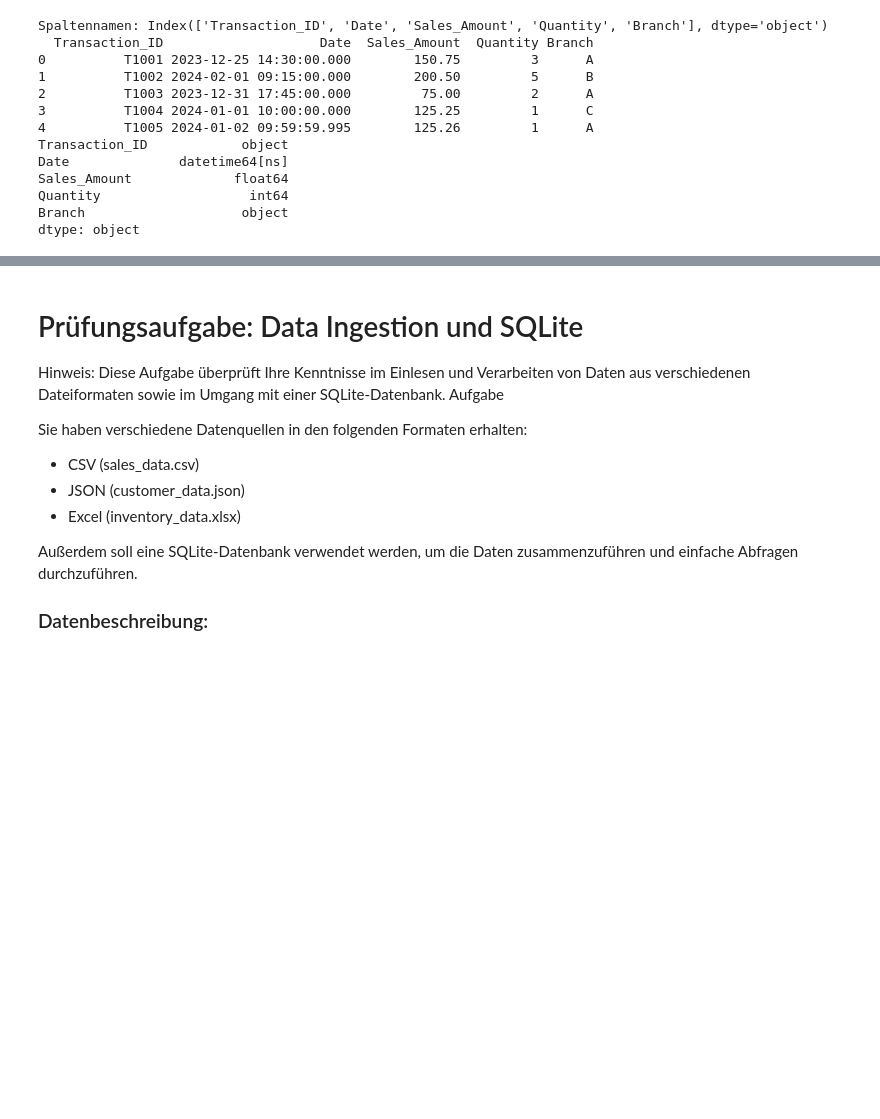
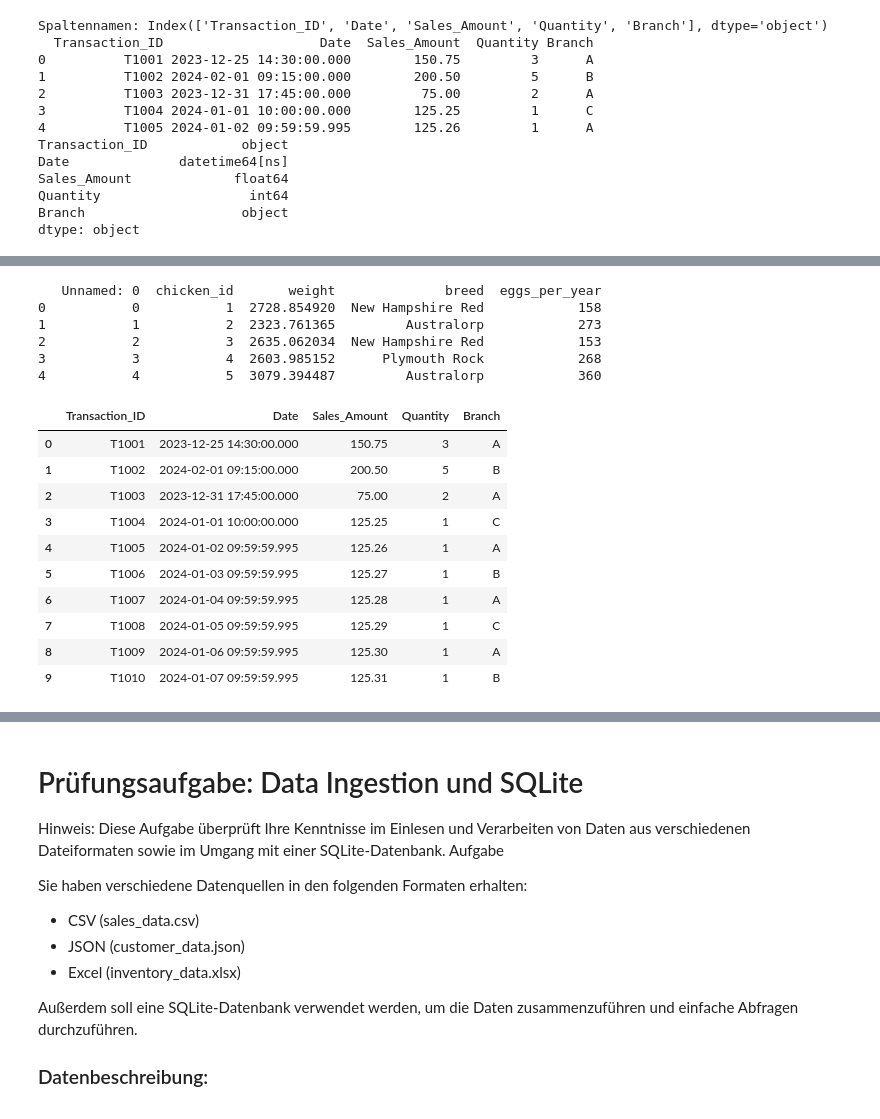
Before and after one commit to blobb3/data_ingestion, a Jupyter notebook: 01_Input_Output_and_Formatting_Python/uebung.ipynb, the cells around one changed output, grey strips where cells are left out. Drawn from its saved outputs; the diff is of its cells as text; code cells hidden in the pictures; blank space fills up the shorter version.

```diff
--- a/01_Input_Output_and_Formatting_Python/uebung.ipynb
+++ b/01_Input_Output_and_Formatting_Python/uebung.ipynb
@@ -118,0 +210,28 @@ dtype: object
+# %%
+# Aufgabe 1
+import pandas as pd
+data = pd.read_csv('example_write.csv', sep=';')
+print(data.head(5))
+# %% [output]
+   Unnamed: 0  chicken_id       weight              breed  eggs_per_year
+0           0           1  2728.854920  New Hampshire Red            158
+1           1           2  2323.761365         Australorp            273
+2           2           3  2635.062034  New Hampshire Red            153
+3           3           4  2603.985152      Plymouth Rock            268
+4           4           5  3079.394487         Australorp            360
+# %%
+# Aufgabe 2
+df.to_csv('output.csv', sep='|', index=False)
+df.head(10)
+# %% [output]
+|  | Transaction_ID | Date | Sales_Amount | Quantity | Branch |
+| 0 | T1001 | 2023-12-25 14:30:00.000 | 150.75 | 3 | A |
+| 1 | T1002 | 2024-02-01 09:15:00.000 | 200.50 | 5 | B |
+| 2 | T1003 | 2023-12-31 17:45:00.000 | 75.00 | 2 | A |
+| 3 | T1004 | 2024-01-01 10:00:00.000 | 125.25 | 1 | C |
+| 4 | T1005 | 2024-01-02 09:59:59.995 | 125.26 | 1 | A |
+| 5 | T1006 | 2024-01-03 09:59:59.995 | 125.27 | 1 | B |
+| 6 | T1007 | 2024-01-04 09:59:59.995 | 125.28 | 1 | A |
+| 7 | T1008 | 2024-01-05 09:59:59.995 | 125.29 | 1 | C |
+| 8 | T1009 | 2024-01-06 09:59:59.995 | 125.30 | 1 | A |
+| 9 | T1010 | 2024-01-07 09:59:59.995 | 125.31 | 1 | B |
```
Also changed, not shown: parts of 35 cells of this notebook, 14 other files.
